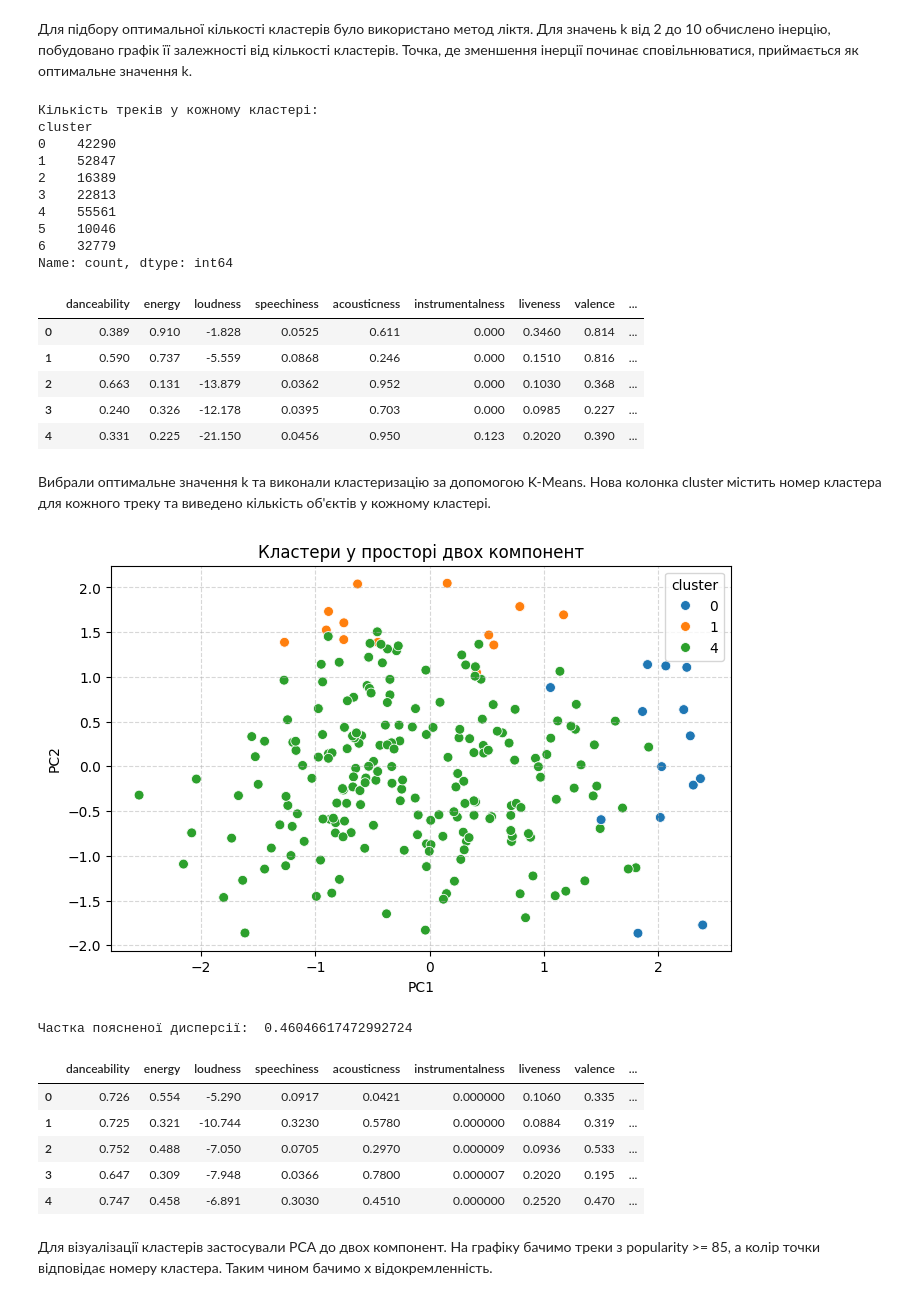
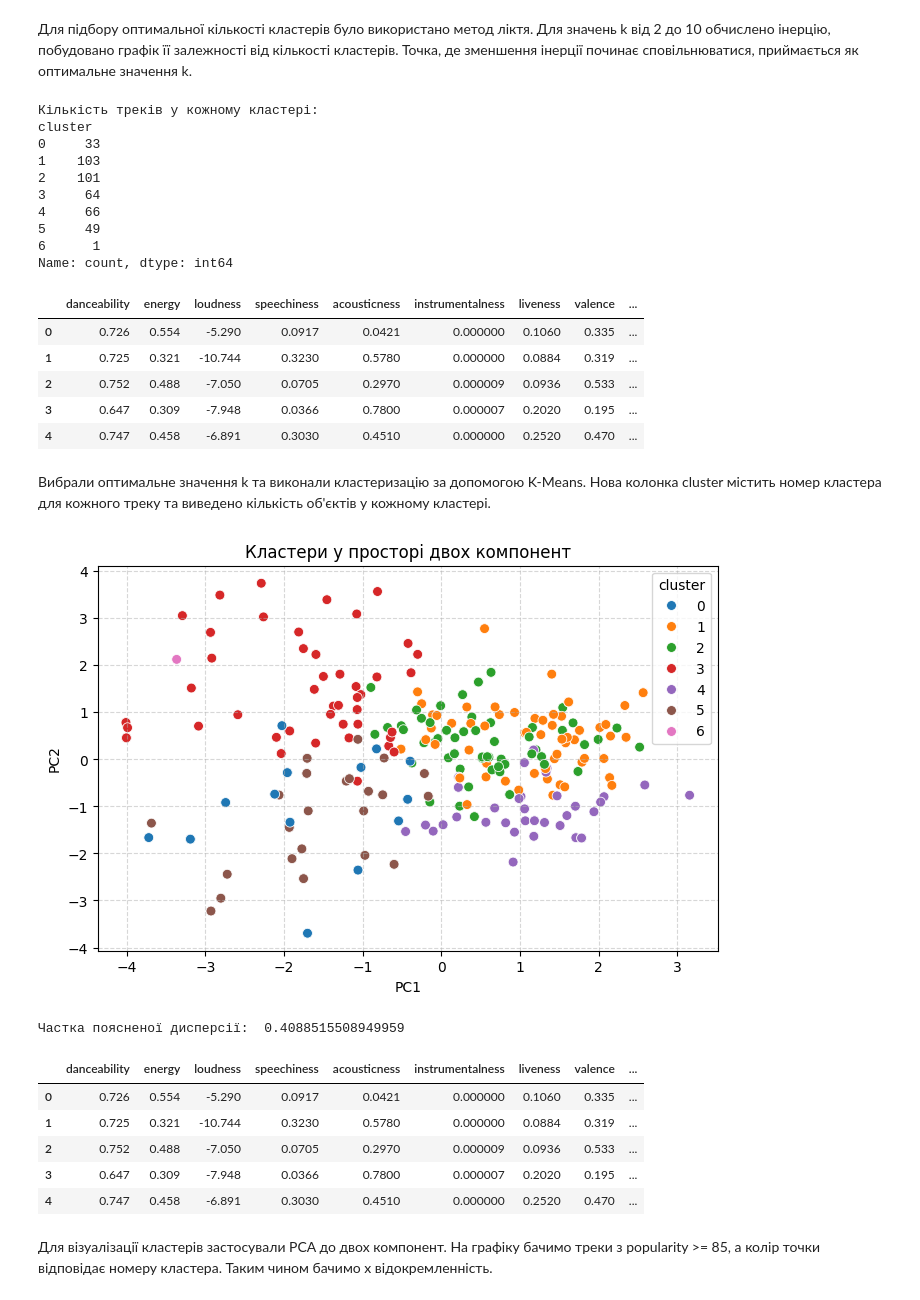
Before and after one commit to Wolfrong/DM_2026, a Jupyter notebook: lab3.ipynb, the cells around one changed output. Saved outputs shown, nothing was run; the diff lists cells and outputs as text; code cells hidden in the pictures.

```diff
--- a/lab3.ipynb
+++ b/lab3.ipynb
@@ -34,29 +34,23 @@ df.describe().T
 # %% [markdown]
 Бачимо основні статистики числових ознак. Це дає змогу побачити діапазони значень, середні значення та можливі відхилення між ознаками, які надалі потрібно врахувати під час стандартизації.
 # %%
-popularity_col = "popularity" if "popularity" in df.columns else "track_popularity"
-
 feature_candidates = [
     "danceability", "energy", "loudness", "speechiness",
     "acousticness", "instrumentalness", "liveness", "valence",
-    "tempo", "duration_ms", popularity_col
+    "tempo"
 ]
 
 features = [col for col in feature_candidates if col in df.columns]
-numeric_df = df[features].copy()
-numeric_df = numeric_df.dropna().reset_index(drop=True)
+filtered_df = df[df["popularity"] >= 85].copy()
+filtered_df = filtered_df[features].dropna().reset_index(drop=True)
 
 print("Ознаки для кластеризації:")
 print(features)
-print("Розмір таблиці після видалення пропусків:", numeric_df.shape)
+print("Розмір таблиці після видалення пропусків:", filtered_df.shape)
 
-scaler = StandardScaler()
-X_scaled = scaler.fit_transform(numeric_df)
-
-popular_mask = numeric_df[popularity_col] >= 85
-popular_df = numeric_df[popular_mask].copy().reset_index(drop=True)
-
-print("Розмірність таблиці після фільтрації popularity >= 85:", popular_df.shape)
-popular_df.head()
+X_scaled = scaler.fit_transform(filtered_df[features])
+clusters = kmeans.fit_predict(X_scaled)
+print("Розмірність таблиці після фільтрації:", filtered_df.shape)
+filtered_df.head()
 # %% [output]
 Ознаки для кластеризації:
@@ -98,7 +92,7 @@ print("Оптимальне значення k:", optimal_k)
 # %%
 kmeans = KMeans(n_clusters=7, random_state=42, n_init=10)
 clusters = kmeans.fit_predict(X_scaled)
-clustered_df = numeric_df.copy()
+clustered_df = filtered_df.copy()
 clustered_df["cluster"] = clusters
 print("Кількість треків у кожному кластері:")
 print(clustered_df["cluster"].value_counts().sort_index())
@@ -106,51 +100,51 @@ clustered_df.head()
 # %% [output]
 Кількість треків у кожному кластері:
 cluster
-0    42290
-1    52847
-2    16389
-3    22813
-4    55561
-5    10046
-6    32779
+0     33
+1    103
+2    101
+3     64
+4     66
+5     49
+6      1
 Name: count, dtype: int64
 |  | danceability | energy | loudness | speechiness | acousticness | instrumentalness | liveness | valence | ... |
-| 0 | 0.389 | 0.910 | -1.828 | 0.0525 | 0.611 | 0.000 | 0.3460 | 0.814 | ... |
-| 1 | 0.590 | 0.737 | -5.559 | 0.0868 | 0.246 | 0.000 | 0.1510 | 0.816 | ... |
-| 2 | 0.663 | 0.131 | -13.879 | 0.0362 | 0.952 | 0.000 | 0.1030 | 0.368 | ... |
-| 3 | 0.240 | 0.326 | -12.178 | 0.0395 | 0.703 | 0.000 | 0.0985 | 0.227 | ... |
-| 4 | 0.331 | 0.225 | -21.150 | 0.0456 | 0.950 | 0.123 | 0.2020 | 0.390 | ... |
+| 0 | 0.726 | 0.554 | -5.290 | 0.0917 | 0.0421 | 0.000000 | 0.1060 | 0.335 | ... |
+| 1 | 0.725 | 0.321 | -10.744 | 0.3230 | 0.5780 | 0.000000 | 0.0884 | 0.319 | ... |
+| 2 | 0.752 | 0.488 | -7.050 | 0.0705 | 0.2970 | 0.000009 | 0.0936 | 0.533 | ... |
+| 3 | 0.647 | 0.309 | -7.948 | 0.0366 | 0.7800 | 0.000007 | 0.2020 | 0.195 | ... |
+| 4 | 0.747 | 0.458 | -6.891 | 0.3030 | 0.4510 | 0.000000 | 0.2520 | 0.470 | ... |
 # %% [markdown]
 Вибрали оптимальне значення k та виконали кластеризацію за допомогою K-Means. Нова колонка cluster містить номер кластера для кожного треку та виведено кількість об'єктів у кожному кластері.
 # %%
-popular_scaled = scaler.transform(popular_df[features])
+popular_scaled = scaler.transform(clustered_df[features])
 
 pca_2d = PCA(n_components=2, random_state=42)
 popular_2d = pca_2d.fit_transform(popular_scaled)
 
-popular_plot_df = popular_df.copy()
+popular_plot_df = clustered_df.copy()
 popular_plot_df["PC1"] = popular_2d[:, 0]
 popular_plot_df["PC2"] = popular_2d[:, 1]
 popular_plot_df["cluster"] = kmeans.predict(popular_scaled)
 
 plt.figure(figsize=(8, 5))
 sns.scatterplot(
     data=popular_plot_df,
     x="PC1",
     y="PC2",
     hue="cluster",
     palette="tab10",
     s=50
 )
 plt.title("Кластери у просторі двох компонент")
 plt.grid(True, linestyle="--", alpha=0.5)
 plt.show()
 
 print("Частка поясненої дисперсії: ", pca_2d.explained_variance_ratio_.sum())
 popular_plot_df.head()
 # %% [output]
-[figure, old version]
+[figure, new version]
-Частка поясненої дисперсії:  0.46046617472992724
+Частка поясненої дисперсії:  0.4088515508949959
 |  | danceability | energy | loudness | speechiness | acousticness | instrumentalness | liveness | valence | ... |
 | 0 | 0.726 | 0.554 | -5.290 | 0.0917 | 0.0421 | 0.000000 | 0.1060 | 0.335 | ... |
 | 1 | 0.725 | 0.321 | -10.744 | 0.3230 | 0.5780 | 0.000000 | 0.0884 | 0.319 | ... |
```
Also changed, not shown: parts of 6 cells of this notebook.
